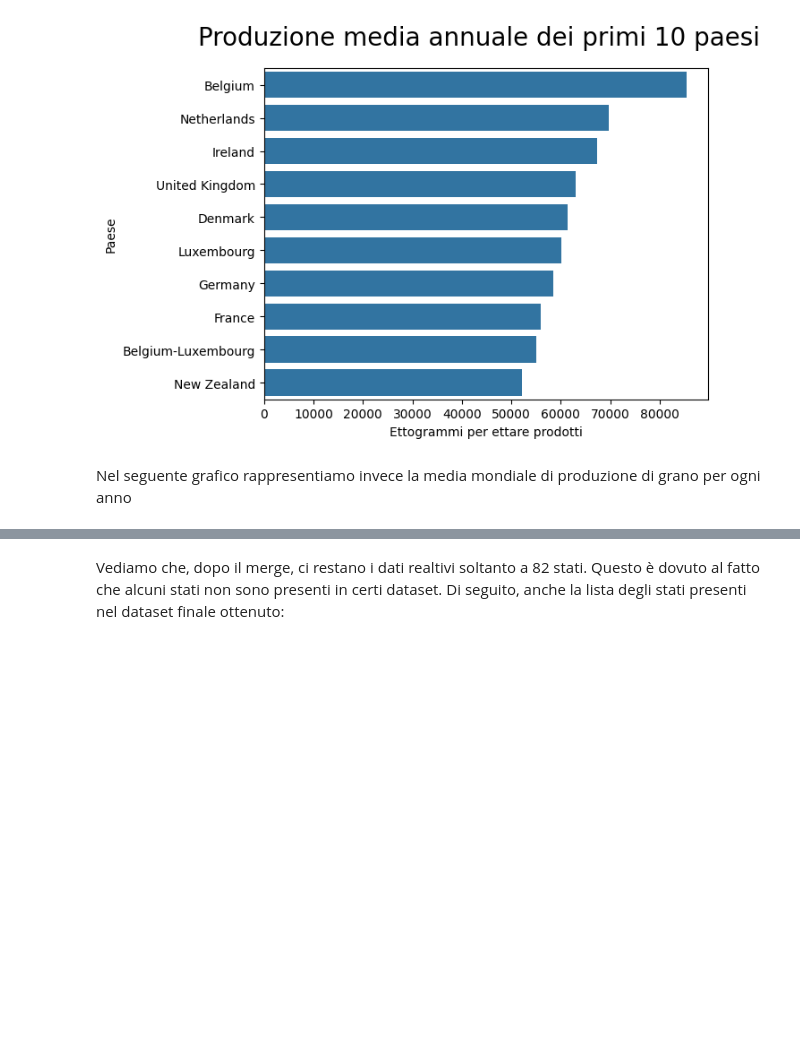
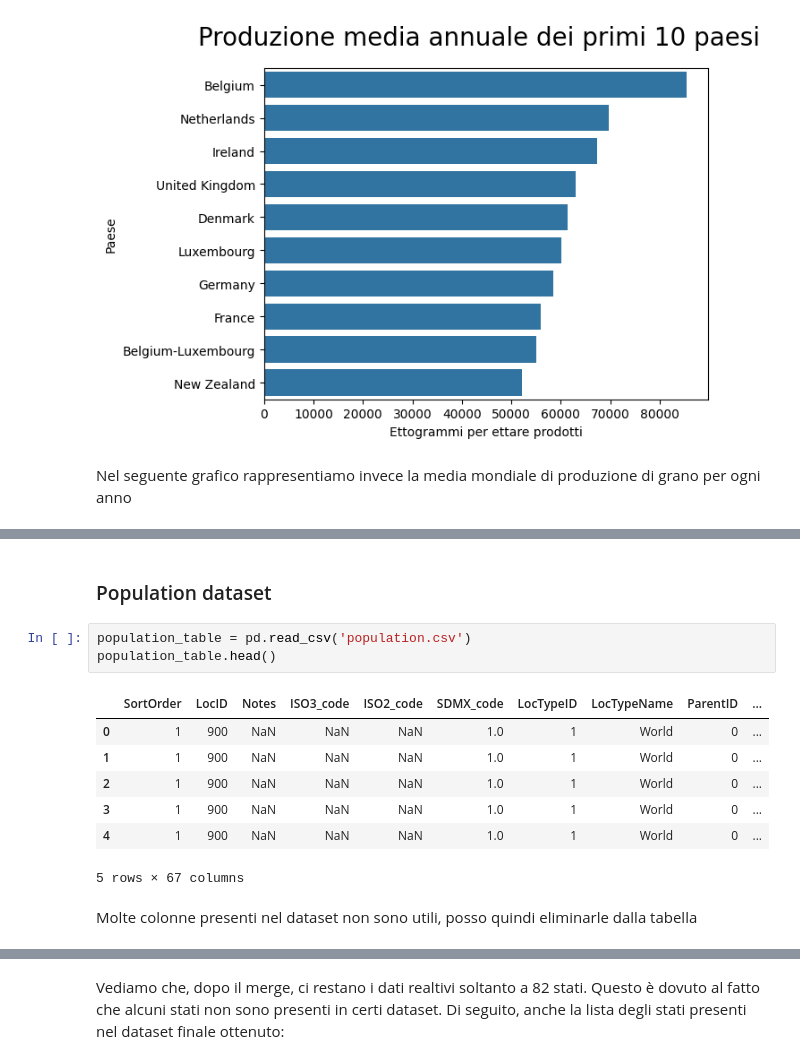
Before and after one commit to eduardalexandrut/WheatYieldPredictor, a Jupyter notebook: WheatPricePredictor.ipynb, the cells around one changed output, grey strips where cells are left out. Saved outputs shown, nothing was run; the diff lists cells and outputs as text; blank space fills up the shorter version.

```diff
--- a/WheatPricePredictor.ipynb
+++ b/WheatPricePredictor.ipynb
@@ -466,0 +467,15 @@ ValueError: not enough values to unpack (expected 2, got 0)
+# %% [markdown]
+### Population dataset
+# %%
+population_table = pd.read_csv('population.csv')
+population_table.head()
+# %% [output]
+|  | SortOrder | LocID | Notes | ISO3_code | ISO2_code | SDMX_code | LocTypeID | LocTypeName | ParentID | ... |
+| 0 | 1 | 900 | NaN | NaN | NaN | 1.0 | 1 | World | 0 | ... |
+| 1 | 1 | 900 | NaN | NaN | NaN | 1.0 | 1 | World | 0 | ... |
+| 2 | 1 | 900 | NaN | NaN | NaN | 1.0 | 1 | World | 0 | ... |
+| 3 | 1 | 900 | NaN | NaN | NaN | 1.0 | 1 | World | 0 | ... |
+| 4 | 1 | 900 | NaN | NaN | NaN | 1.0 | 1 | World | 0 | ... |
+5 rows × 67 columns
+# %% [markdown]
+Molte colonne presenti nel dataset non sono utili, posso quindi eliminarle dalla tabella
```
Also changed, not shown: parts of 25 cells of this notebook, 1 other file.
